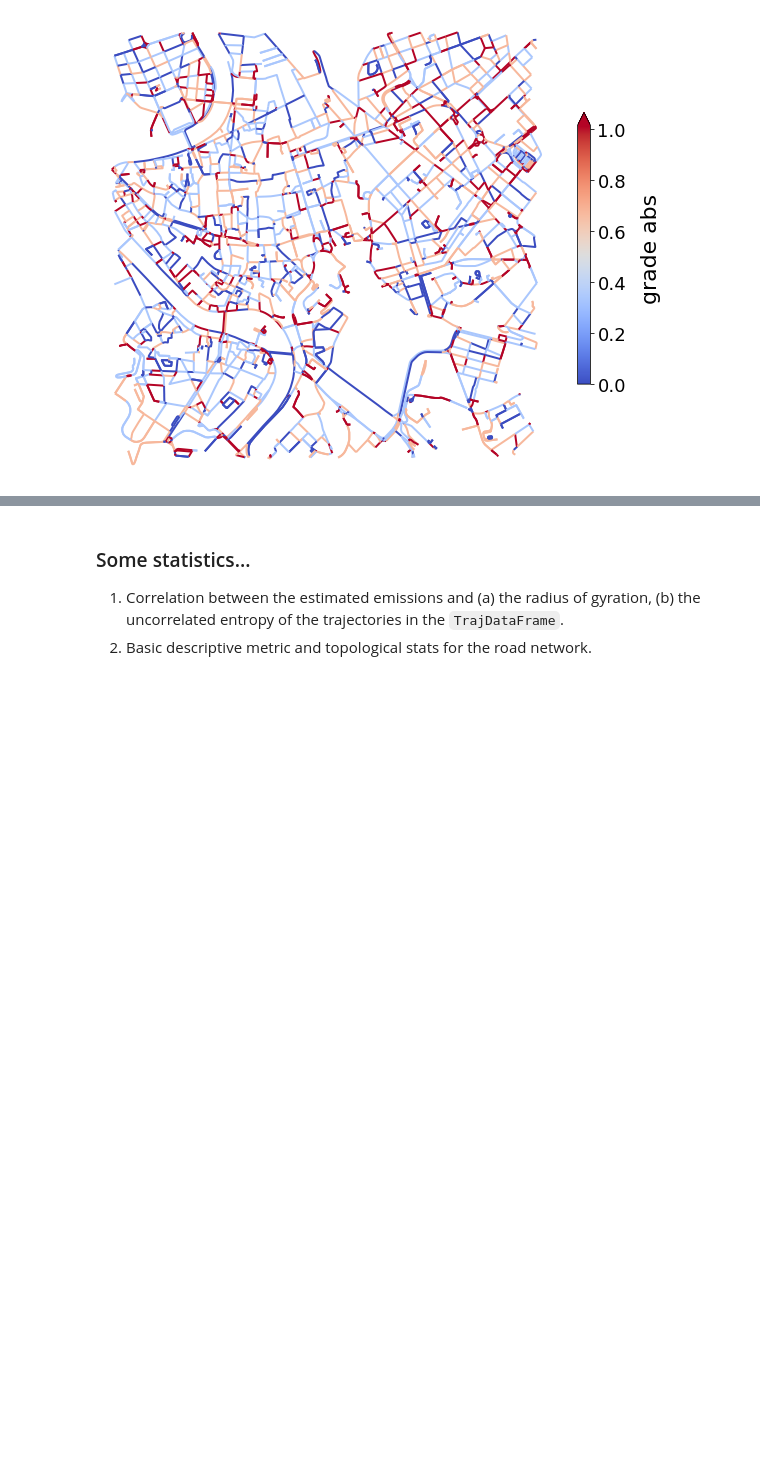
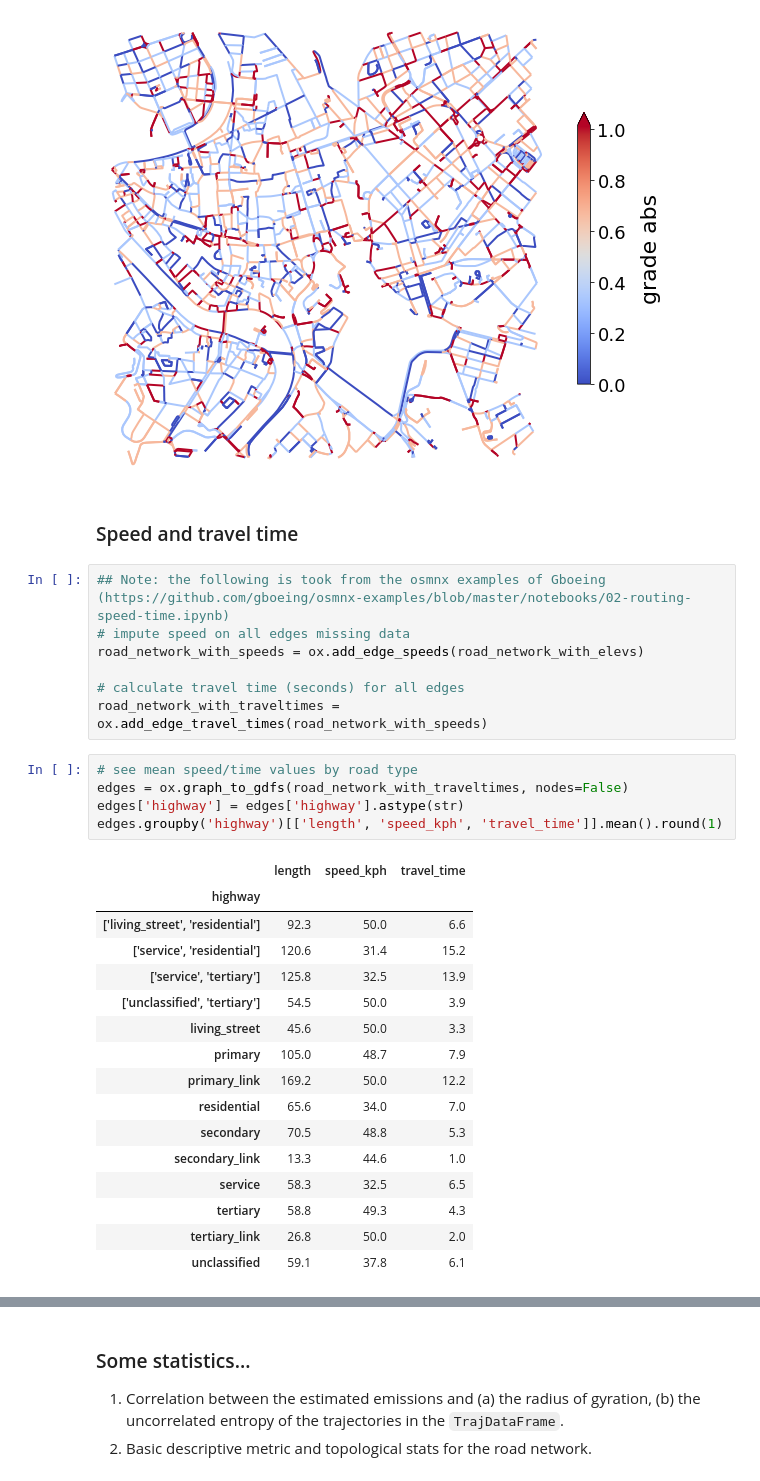
Before and after one commit to matteoboh/mobility_emissions, a Jupyter notebook: notebooks/example_in_Rome.ipynb, the cells around one changed output, grey strips where cells are left out. Drawn from its saved outputs; the diff is of its cells as text; blank space fills up the shorter version.

```diff
--- a/notebooks/example_in_Rome.ipynb
+++ b/notebooks/example_in_Rome.ipynb
@@ -211,3 +214,34 @@ fig, ax = plot.plot_road_network_with_attribute(road_network_with_elevs, 'grade_
                                                 fig_size = (10,10), color_map='coolwarm')
 # %% [output]
 [figure]
+# %% [markdown]
+### Speed and travel time
+# %%
+## Note: the following is took from the osmnx examples of Gboeing (https://github.com/gboeing/osmnx-examples/blob/master/notebooks/02-routing-speed-time.ipynb)
+# impute speed on all edges missing data
+road_network_with_speeds = ox.add_edge_speeds(road_network_with_elevs)
+
+# calculate travel time (seconds) for all edges
+road_network_with_traveltimes = ox.add_edge_travel_times(road_network_with_speeds)
+# %%
+# see mean speed/time values by road type
+edges = ox.graph_to_gdfs(road_network_with_traveltimes, nodes=False)
+edges['highway'] = edges['highway'].astype(str)
+edges.groupby('highway')[['length', 'speed_kph', 'travel_time']].mean().round(1)
+# %% [output]
+|  | length | speed_kph | travel_time |
+| highway |  |  |  |
+| ['living_street', 'residential'] | 92.3 | 50.0 | 6.6 |
+| ['service', 'residential'] | 120.6 | 31.4 | 15.2 |
+| ['service', 'tertiary'] | 125.8 | 32.5 | 13.9 |
+| ['unclassified', 'tertiary'] | 54.5 | 50.0 | 3.9 |
+| living_street | 45.6 | 50.0 | 3.3 |
+| primary | 105.0 | 48.7 | 7.9 |
+| primary_link | 169.2 | 50.0 | 12.2 |
+| residential | 65.6 | 34.0 | 7.0 |
+| secondary | 70.5 | 48.8 | 5.3 |
+| secondary_link | 13.3 | 44.6 | 1.0 |
+| service | 58.3 | 32.5 | 6.5 |
+| tertiary | 58.8 | 49.3 | 4.3 |
+| tertiary_link | 26.8 | 50.0 | 2.0 |
+| unclassified | 59.1 | 37.8 | 6.1 |
```
Also changed, not shown: parts of 6 cells of this notebook.
